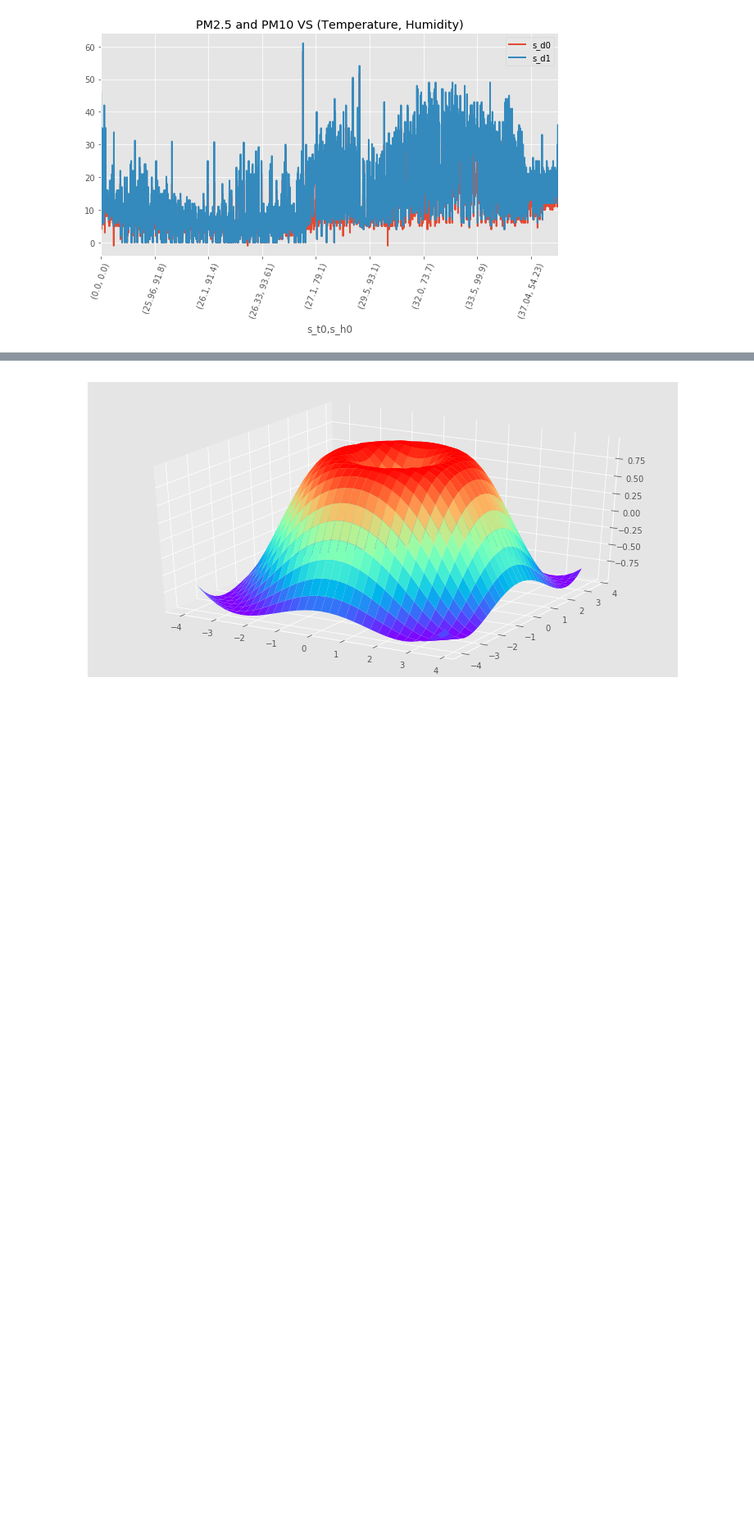
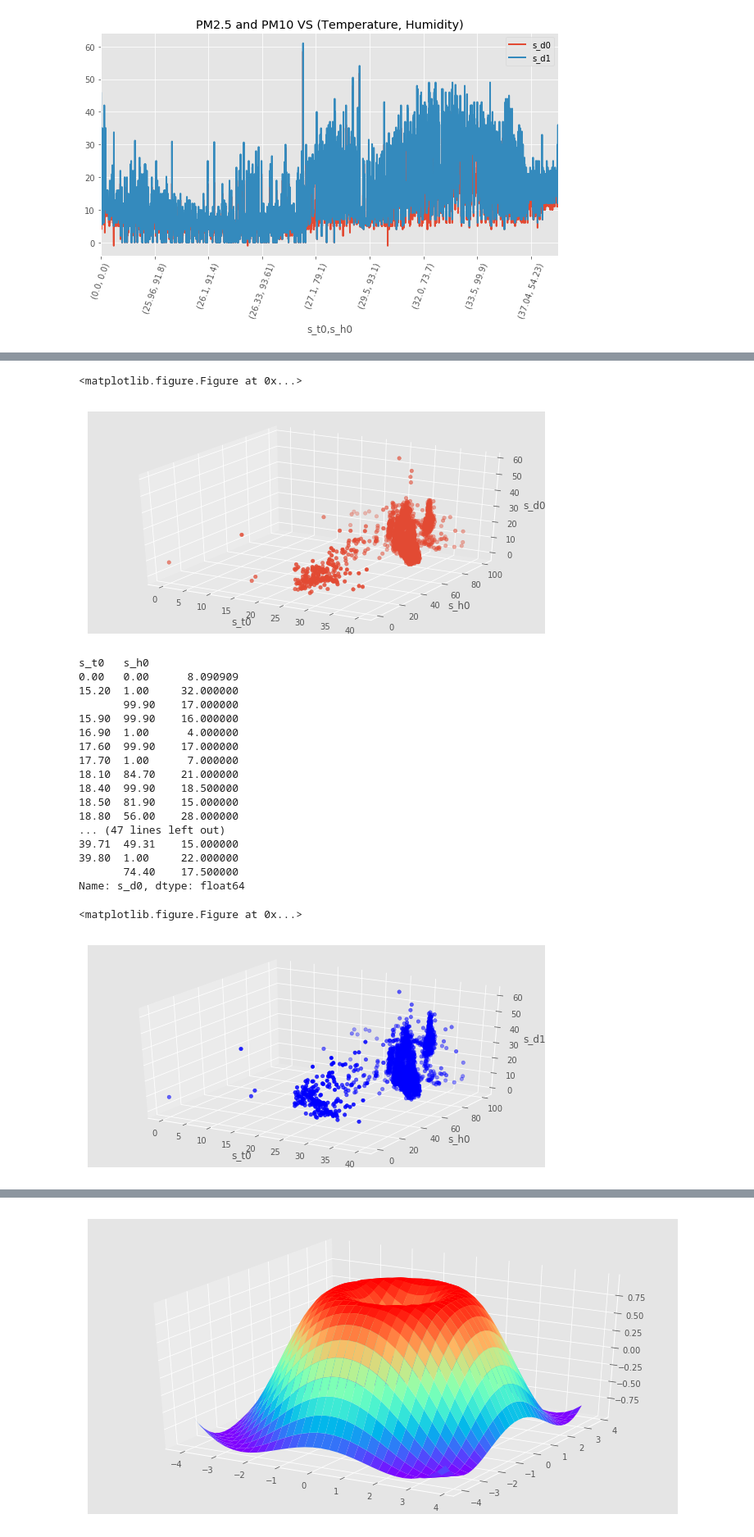
Before and after one commit to Coslate/DataMining_Lab1, a Jupyter notebook: PM2.5_Exercise.ipynb, the cells around one changed output, grey strips where cells are left out. Shown at 82% size. Drawn from its saved outputs; the diff is of its cells as text; code cells hidden in the pictures; blank space fills up the shorter version.

```diff
--- a/PM2.5_Exercise.ipynb
+++ b/PM2.5_Exercise.ipynb
@@ -323,0 +438,59 @@ pm25_temperature_humidity_data.plot(title = 'PM2.5 and PM10 VS (Temperature, Hum
+# %%
+import numpy as np
+from mpl_toolkits.mplot3d import Axes3D
+
+pm25_temperature_humidity_data_group = pm25_data.groupby(['s_t0','s_h0'])[['s_d0', 's_d1']]
+pm25_temperature_humidity_data_mean = pm25_temperature_humidity_data_group.mean()
+group_keys = pm25_temperature_humidity_data_group.groups.keys()
+
+temp = []
+hum = []
+for items in group_keys :
+    (temp_val, hum_val) = items
+    temp.append(temp_val)
+    hum.append(hum_val)
+
+plt.figure(1)
+threedee = plt.figure().gca(projection='3d')
+threedee.scatter(temp, hum, pm25_temperature_humidity_data_mean['s_d0'])
+#threedee.scatter(temp, hum, pm25_temperature_humidity_data_mean['s_d1'], c = 'b')
+
+threedee.set_xlabel('s_t0')
+threedee.set_ylabel('s_h0')
+threedee.set_zlabel('s_d0')
+plt.show()
+
+#pm25_temperature_humidity_data['s_d0']
+print(pm25_temperature_humidity_data_mean['s_d0'])
+
+plt.figure(2)
+threedee = plt.figure().gca(projection='3d')
+threedee.scatter(temp, hum, pm25_temperature_humidity_data_mean['s_d1'], c = 'b')
+
+threedee.set_xlabel('s_t0')
+threedee.set_ylabel('s_h0')
+threedee.set_zlabel('s_d1')
+plt.show()
+print(pm25_temperature_humidity_data_mean['s_d1'])
+# %% [output]
+<matplotlib.figure.Figure at 0x...>
+[figure, added]
+s_t0   s_h0
+0.00   0.00      8.090909
+15.20  1.00     32.000000
+       99.90    17.000000
+15.90  99.90    16.000000
+16.90  1.00      4.000000
+17.60  99.90    17.000000
+17.70  1.00      7.000000
+18.10  84.70    21.000000
+18.40  99.90    18.500000
+18.50  81.90    15.000000
+18.80  56.00    28.000000
+... (47 lines left out)
+39.71  49.31    15.000000
+39.80  1.00     22.000000
+       74.40    17.500000
+Name: s_d0, dtype: float64
+<matplotlib.figure.Figure at 0x...>
+[figure, added]
```
Also changed, not shown: parts of 18 cells of this notebook, 3 other files.
